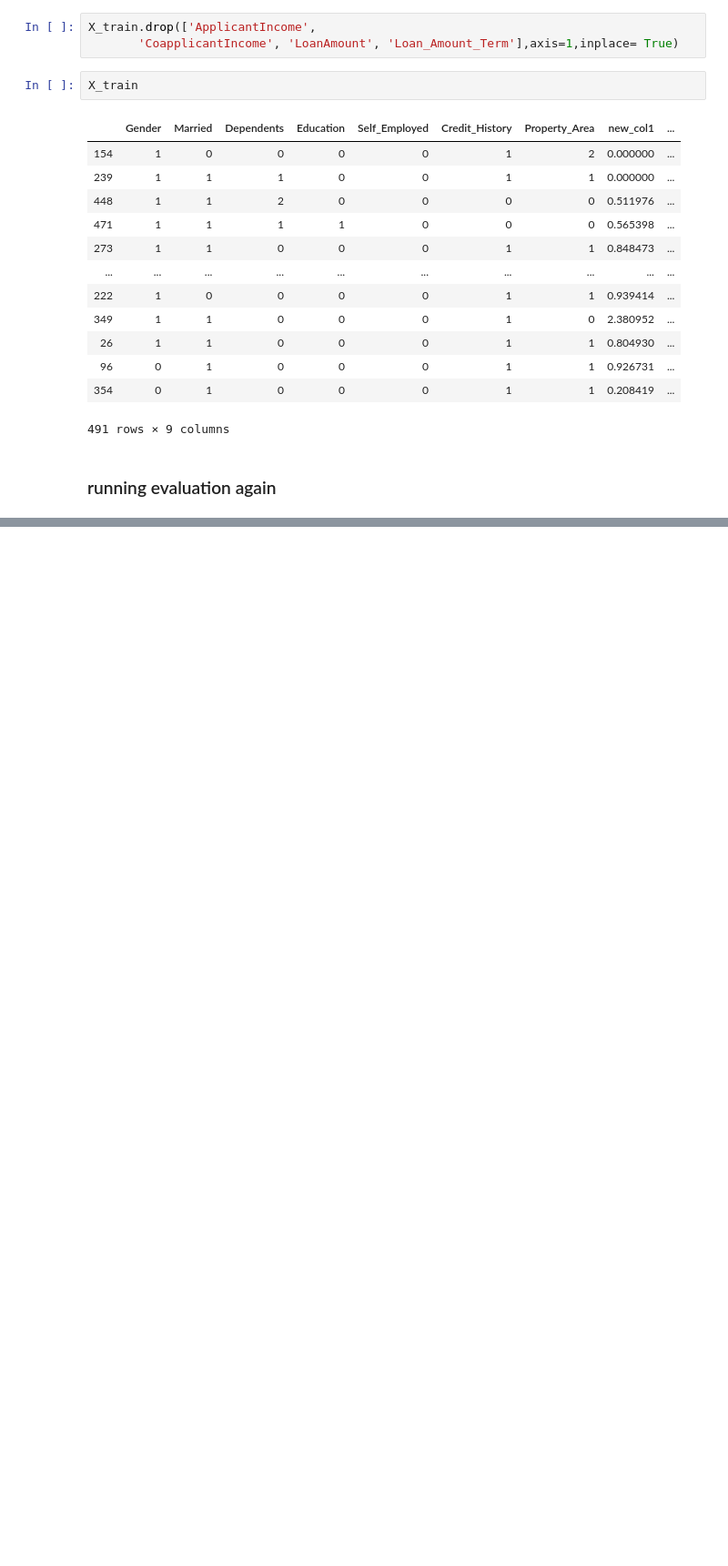
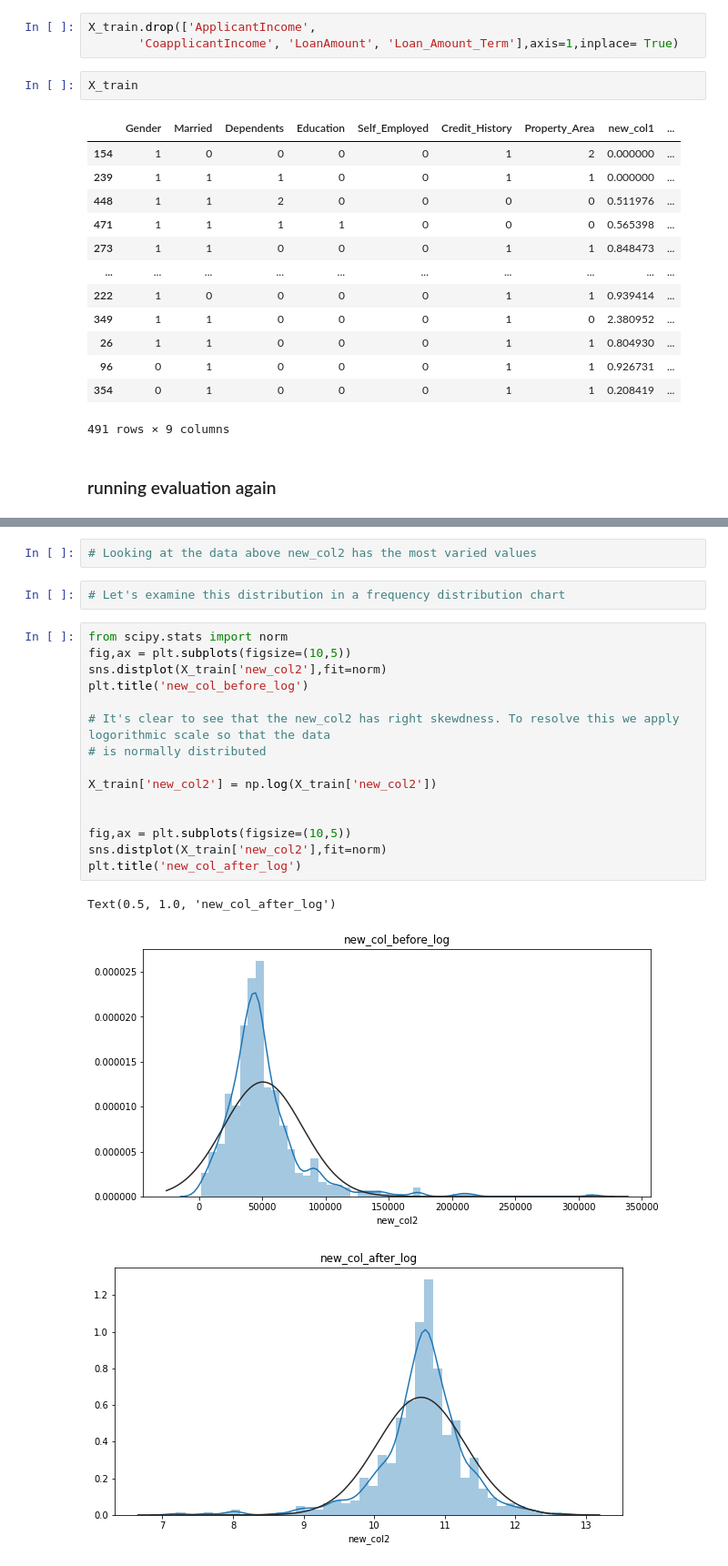
Before and after one commit to iasad1/loan-prediction-classification-problem, a Jupyter notebook: loan-prediction-classification.ipynb, the cells around one changed output, grey strips where cells are left out. Shown: that part at 91% size. Cells and saved outputs as stored; diff of their text form; blank space fills up the shorter version.

Commit message:
data cleaning with log and frequency distriubtion

```diff
--- a/loan-prediction-classification.ipynb
+++ b/loan-prediction-classification.ipynb
@@ -715,0 +744,23 @@ DecisionTreeClassifier :
+# %%
+# Looking at the data above new_col2 has the most varied values
+# %%
+# Let's examine this distribution in a frequency distribution chart
+# %%
+from scipy.stats import norm
+fig,ax = plt.subplots(figsize=(10,5))
+sns.distplot(X_train['new_col2'],fit=norm)
+plt.title('new_col_before_log')
+
+# It's clear to see that the new_col2 has right skewdness. To resolve this we apply logorithmic scale so that the data
+# is normally distributed
+
+X_train['new_col2'] = np.log(X_train['new_col2'])
+
+
+fig,ax = plt.subplots(figsize=(10,5))
+sns.distplot(X_train['new_col2'],fit=norm)
+plt.title('new_col_after_log')
+# %% [output]
+Text(0.5, 1.0, 'new_col_after_log')
+[figure, added]
+[figure, added]
```
Also changed, not shown: parts of 15 cells of this notebook.
